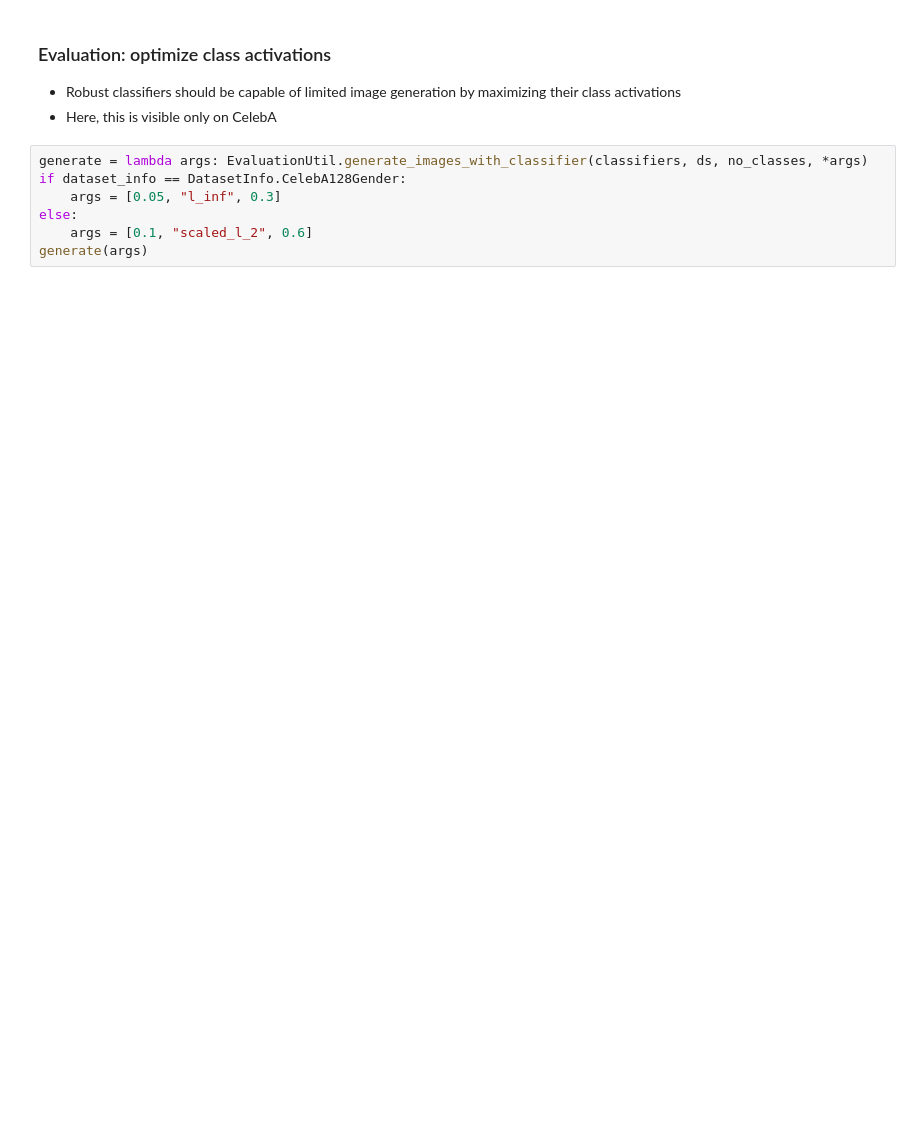
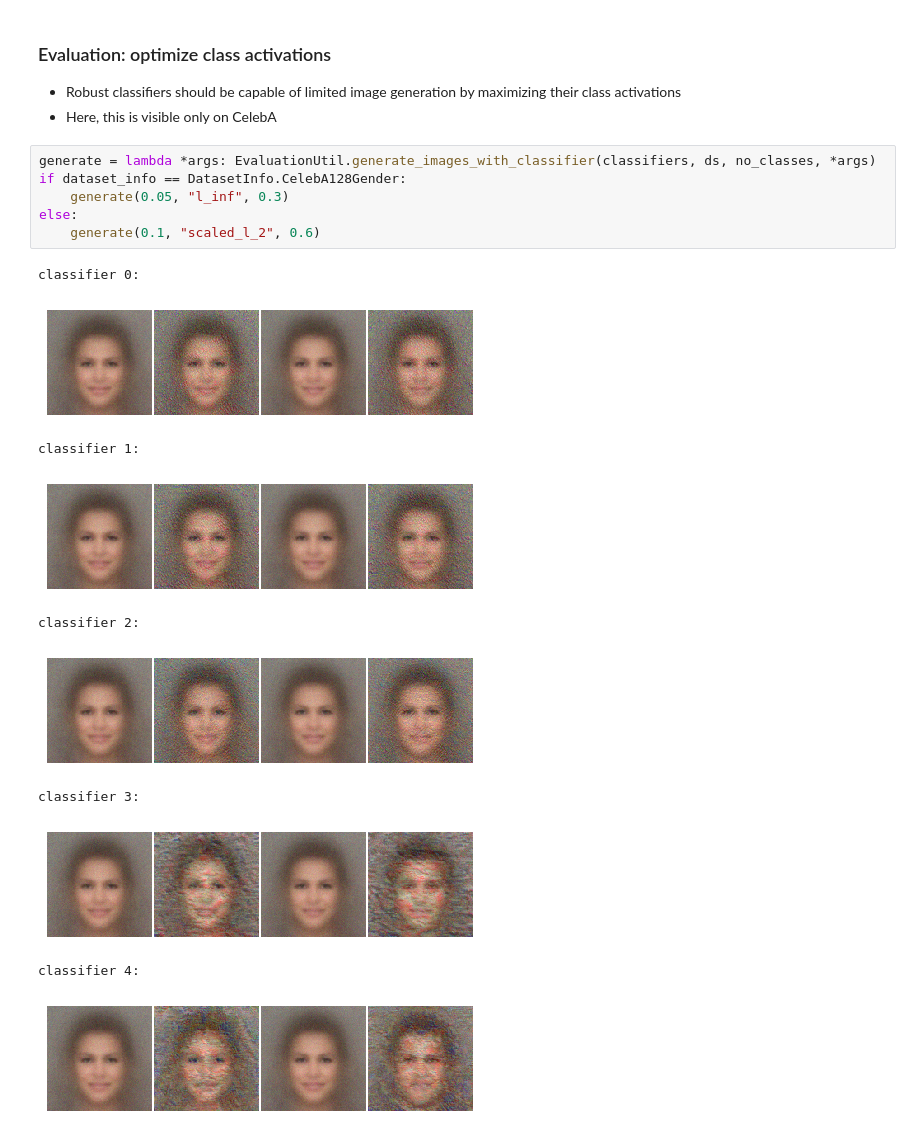
Before and after one commit to igor-buzhinsky/latent-space-nn-evaluation, a Jupyter notebook: ClassifierTraining.ipynb, the cells around one changed output. Saved outputs shown, nothing was run; the diff lists cells and outputs as text; blank space fills up the shorter version.

```diff
--- a/ClassifierTraining.ipynb
+++ b/ClassifierTraining.ipynb
@@ -95,9 +133,19 @@ EvaluationUtil.evaluate_conventional_adversarial_severity(classifiers, ds, 4, OT
 * Robust classifiers should be capable of limited image generation by maximizing their class activations
 * Here, this is visible only on CelebA
 # %%
-generate = lambda args: EvaluationUtil.generate_images_with_classifier(classifiers, ds, no_classes, *args)
+generate = lambda *args: EvaluationUtil.generate_images_with_classifier(classifiers, ds, no_classes, *args)
 if dataset_info == DatasetInfo.CelebA128Gender:
-    args = [0.05, "l_inf", 0.3]
+    generate(0.05, "l_inf", 0.3)
 else:
-    args = [0.1, "scaled_l_2", 0.6]
-generate(args)
+    generate(0.1, "scaled_l_2", 0.6)
+# %% [output]
+classifier 0:
+[figure, added]
+classifier 1:
+[figure, added]
+classifier 2:
+[figure, added]
+classifier 3:
+[figure, added]
+classifier 4:
+[figure, added]
```
Also changed, not shown: parts of 7 cells of this notebook, 3 other files.
